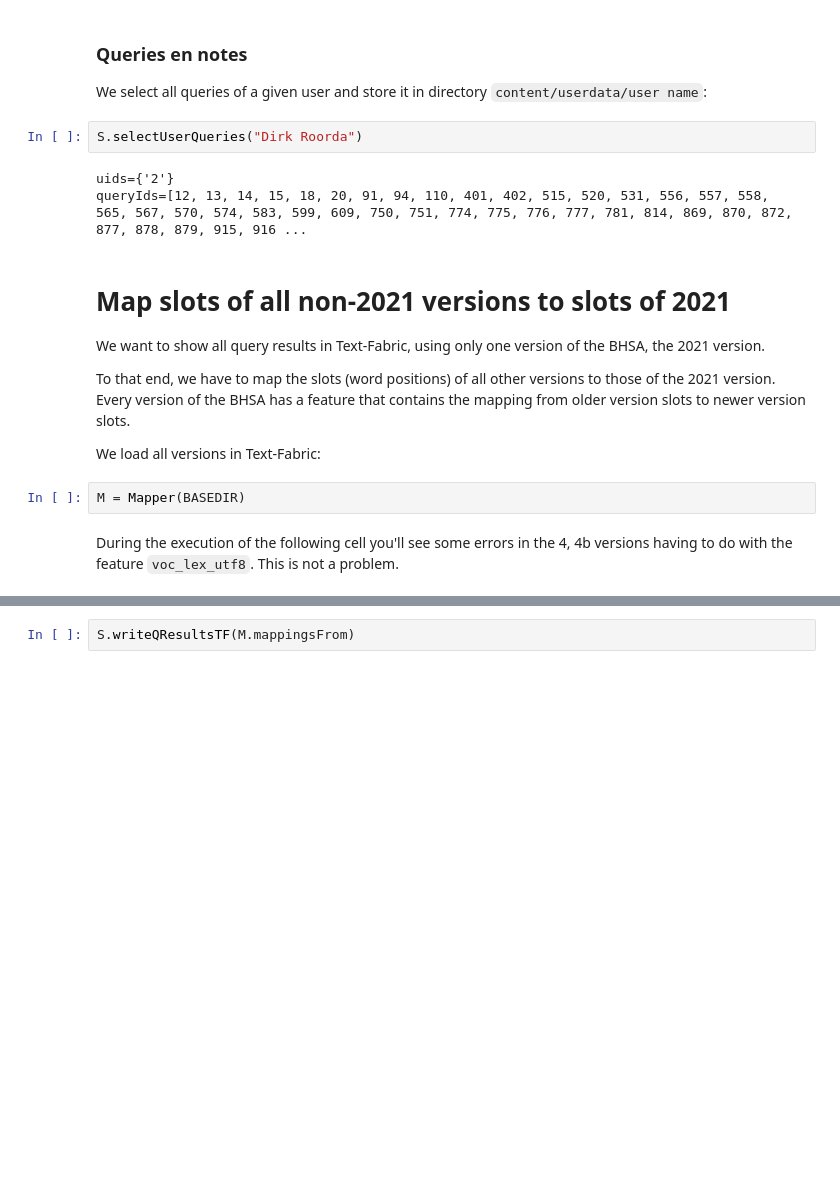
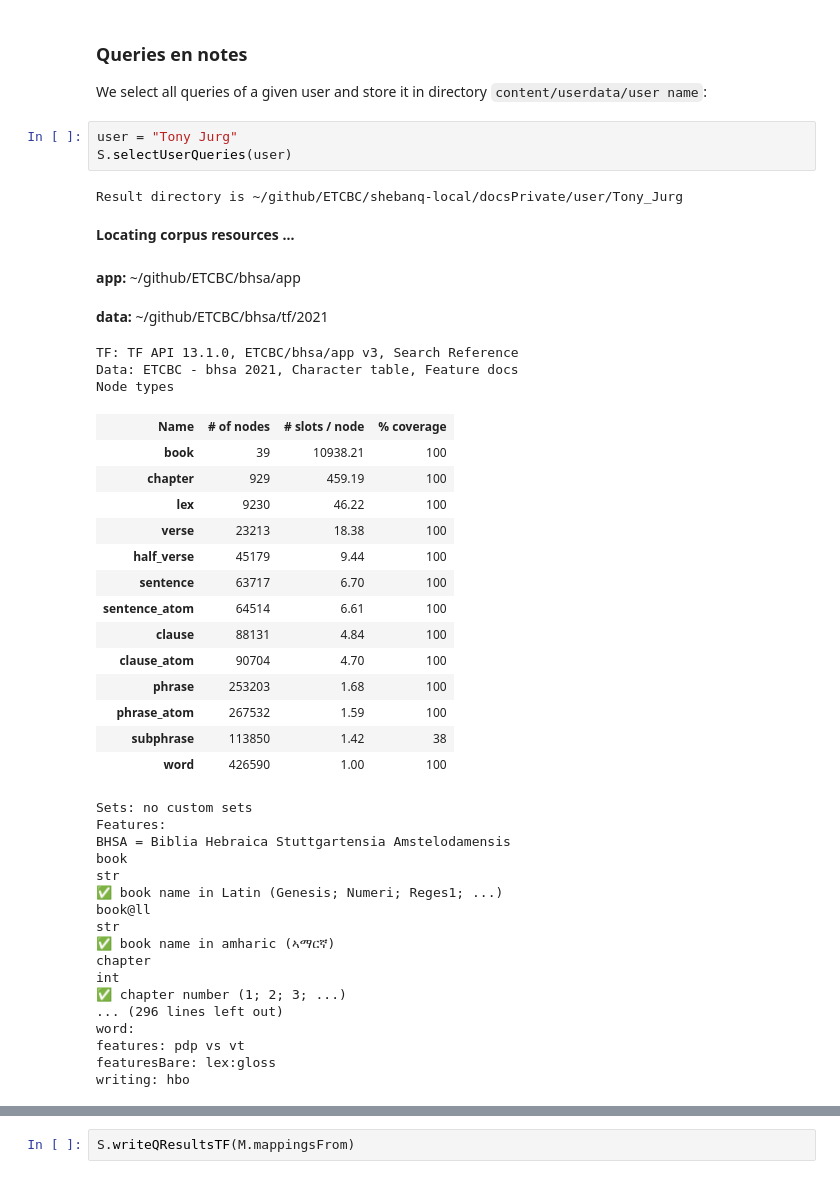
Before and after one commit to ETCBC/shebanq-local, a Jupyter notebook: curation/CuratePerson.ipynb, the cells around one changed output, grey strips where cells are left out. Saved outputs shown, nothing was run; the diff lists cells and outputs as text; blank space fills up the shorter version.

```diff
--- a/curation/CuratePerson.ipynb
+++ b/curation/CuratePerson.ipynb
@@ -116,21 +125,44 @@ Database shebanq_web:
 
 We select all queries of a given user and store it in directory `content/userdata/user name`:
 # %%
-S.selectUserQueries("Dirk Roorda")
+user = "Tony Jurg"
+S.selectUserQueries(user)
 # %% [output]
-uids={'2'}
-queryIds=[12, 13, 14, 15, 18, 20, 91, 94, 110, 401, 402, 515, 520, 531, 556, 557, 558, 565, 567, 570, 574, 583, 599, 609, 750, 751, 774, 775, 776, 777, 781, 814, 869, 870, 872, 877, 878, 879, 915, 916 ...
+Result directory is ~/github/ETCBC/shebanq-local/docsPrivate/user/Tony_Jurg
+**Locating corpus resources ...**
+app: ~/github/ETCBC/bhsa/app
+data: ~/github/ETCBC/bhsa/tf/2021
+TF: TF API 13.1.0, ETCBC/bhsa/app v3, Search Reference
+Data: ETCBC - bhsa 2021, Character table, Feature docs
+Node types
+| Name | # of nodes | # slots / node | % coverage |
+| book | 39 | 10938.21 | 100 |
+| chapter | 929 | 459.19 | 100 |
+| lex | 9230 | 46.22 | 100 |
+| verse | 23213 | 18.38 | 100 |
+| half_verse | 45179 | 9.44 | 100 |
+| sentence | 63717 | 6.70 | 100 |
+| sentence_atom | 64514 | 6.61 | 100 |
+| clause | 88131 | 4.84 | 100 |
+| clause_atom | 90704 | 4.70 | 100 |
+| phrase | 253203 | 1.68 | 100 |
+| phrase_atom | 267532 | 1.59 | 100 |
+| subphrase | 113850 | 1.42 | 38 |
+| word | 426590 | 1.00 | 100 |
+Sets: no custom sets
+Features:
+BHSA = Biblia Hebraica Stuttgartensia Amstelodamensis
+book
+str
+✅ book name in Latin (Genesis; Numeri; Reges1; ...)
+book@ll
+str
+✅ book name in amharic (ኣማርኛ)
+chapter
+int
+✅ chapter number (1; 2; 3; ...)
+... (296 lines left out)
+word:
+features: pdp vs vt
+featuresBare: lex:gloss
+writing: hbo
-# %% [markdown]
-# Map slots of all non-2021 versions to slots of 2021
-
-We want to show all query results in Text-Fabric, using only one version of the BHSA, the 2021 version.
-
-To that end, we have to map the slots (word positions) of all other versions to those of the 2021 version.
-Every version of the BHSA has a feature that contains the mapping from older version slots to newer version slots.
-
-We load all versions in Text-Fabric:
-# %%
-M = Mapper(BASEDIR)
-# %% [markdown]
-During the execution of the following cell you'll see some errors in the 4, 4b versions having to do with the feature `voc_lex_utf8`.
-This is not a problem.
```
Also changed, not shown: parts of 19 cells of this notebook, 4 other files.
